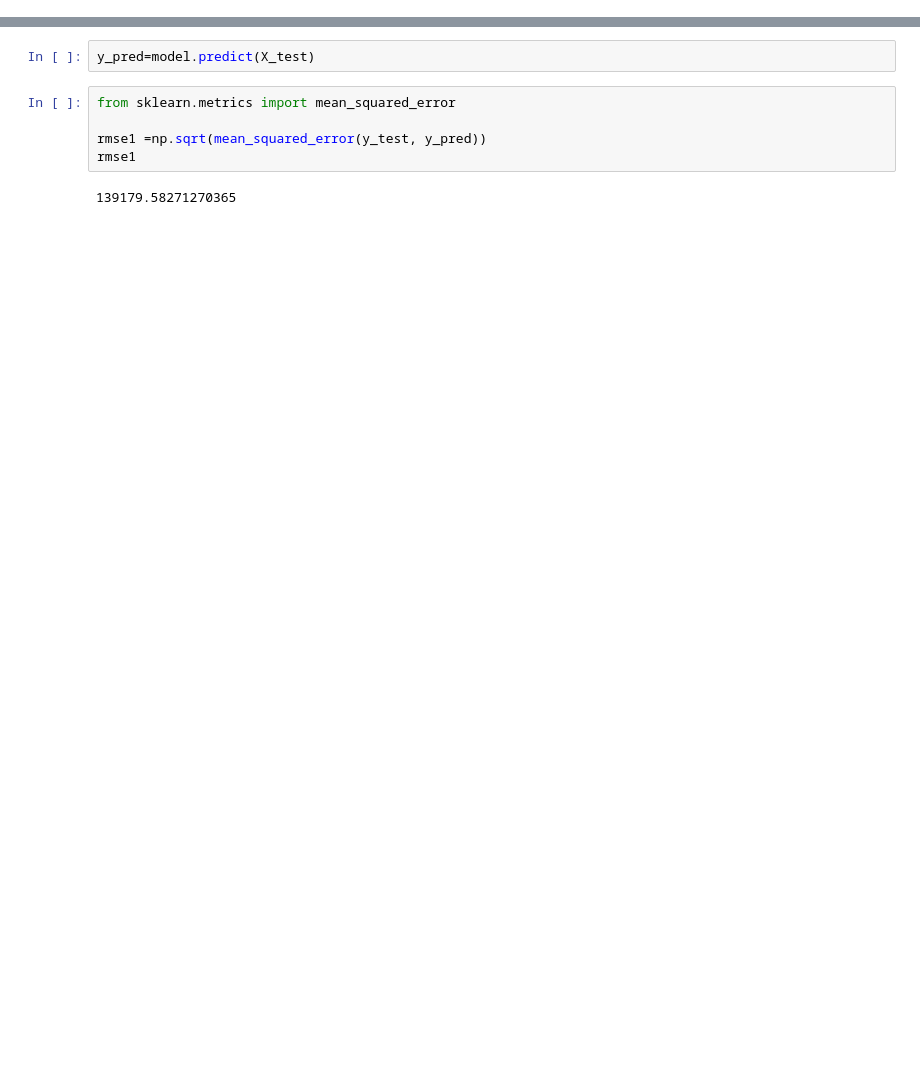
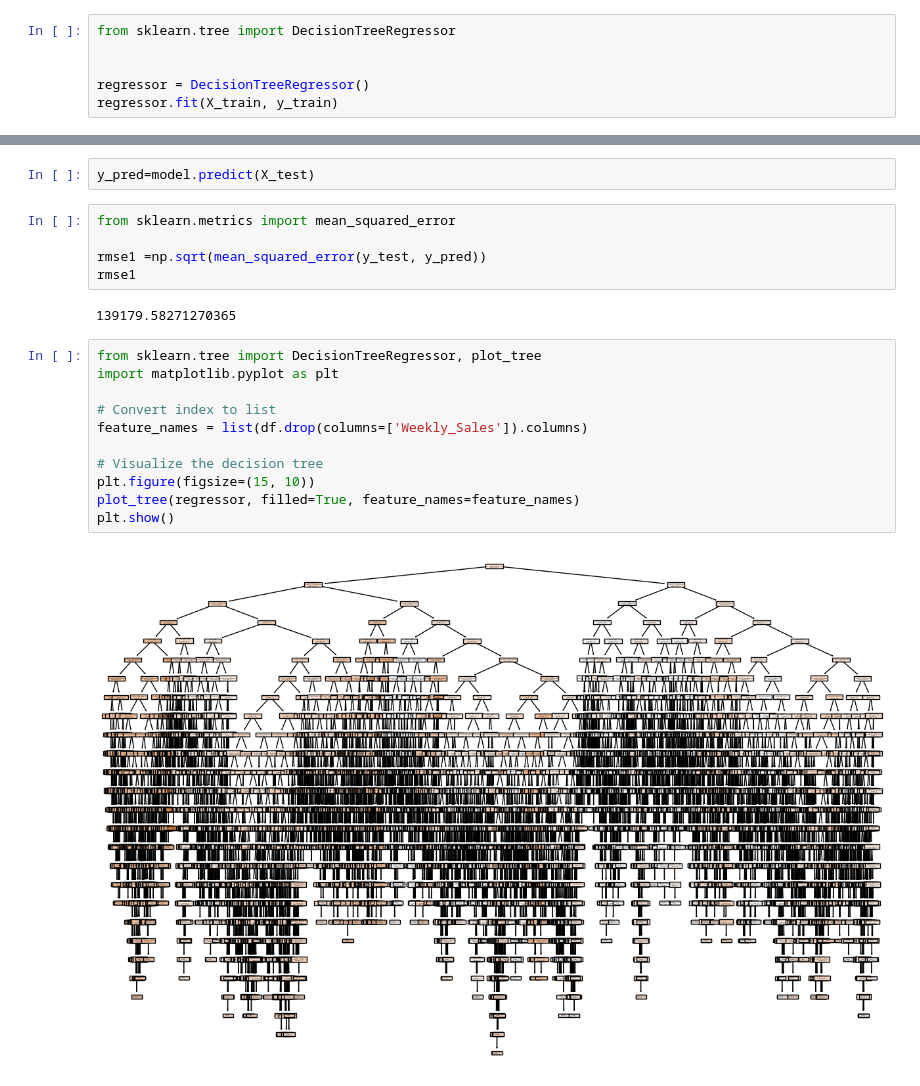
Before and after one commit to hegdedvh/1RF21IS022-DAY2, a Jupyter notebook: day2_ASS.ipynb, the cells around one changed output, grey strips where cells are left out. Saved outputs shown, nothing was run; the diff lists cells and outputs as text; blank space fills up the shorter version.

Commit message:
assignment 2 decision tree

```diff
--- a/day2_ASS.ipynb
+++ b/day2_ASS.ipynb
@@ -170,3 +170,9 @@ DecisionTreeRegressor()
 model.fit(X_train,y_train)
 # %% [output]
 DecisionTreeRegressor()
+# %%
+from sklearn.tree import DecisionTreeRegressor
+
+
+regressor = DecisionTreeRegressor()
+regressor.fit(X_train, y_train)
@@ -179,3 +187,16 @@ rmse1 =np.sqrt(mean_squared_error(y_test, y_pred))
 rmse1
 # %% [output]
 139179.58271270365
+# %%
+from sklearn.tree import DecisionTreeRegressor, plot_tree
+import matplotlib.pyplot as plt
+
+# Convert index to list
+feature_names = list(df.drop(columns=['Weekly_Sales']).columns)
+
+# Visualize the decision tree
+plt.figure(figsize=(15, 10))
+plot_tree(regressor, filled=True, feature_names=feature_names)
+plt.show()
+# %% [output]
+[figure, added]
```
Also changed, not shown: parts of 1 cell of this notebook.
